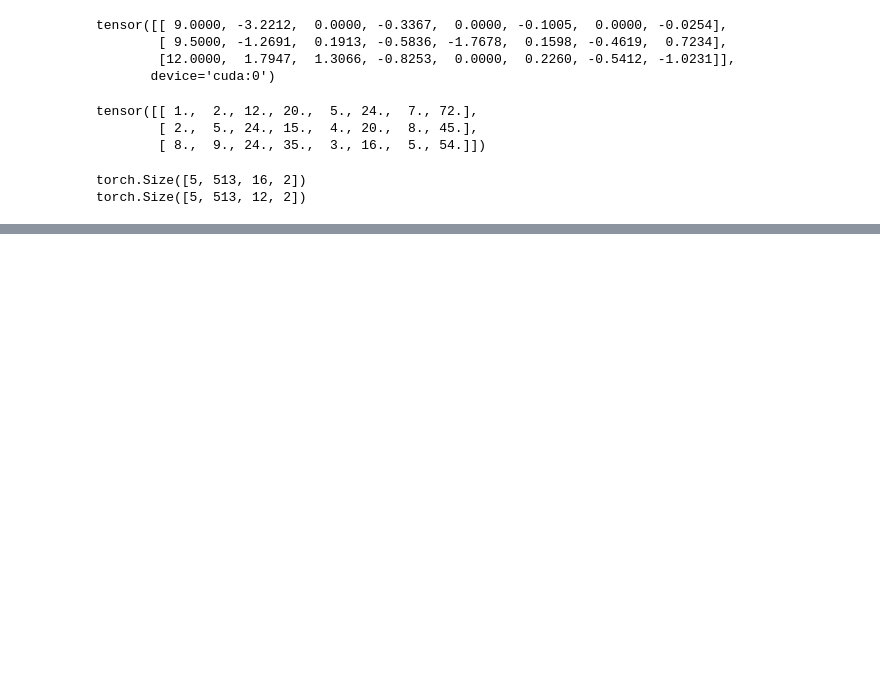
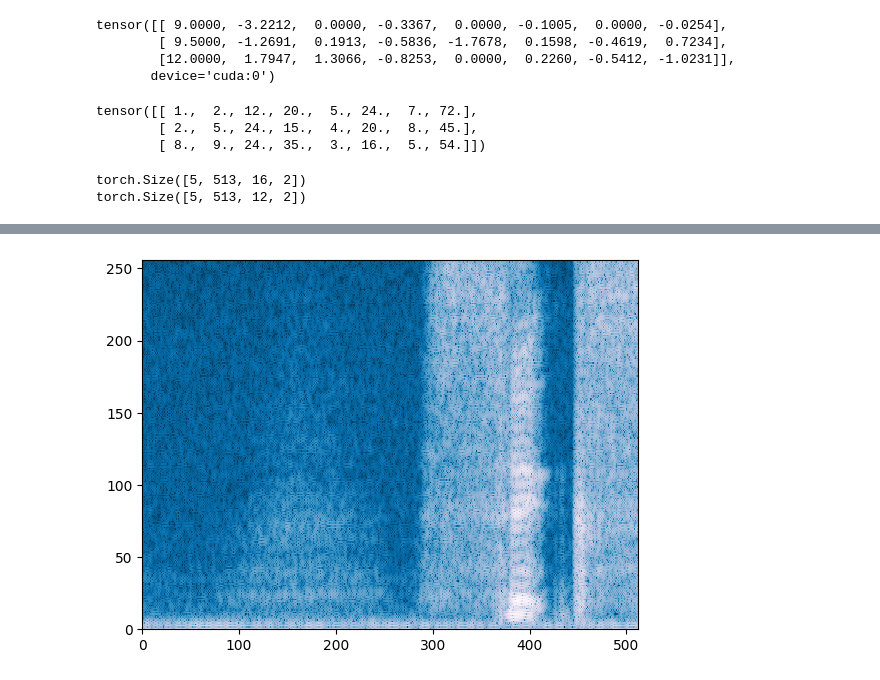
Before and after one commit to ishine/pix2pixHDAudioSR, a Jupyter notebook: dct/test.ipynb, the cells around one changed output, grey strips where cells are left out. Cells and saved outputs as stored; diff of their text form; code cells hidden in the pictures; blank space fills up the shorter version.

```diff
--- a/dct/test.ipynb
+++ b/dct/test.ipynb
@@ -144,0 +143,10 @@ cuda:0
+# %%
+mdct2 = MDCT(n_fft=256, hop_length=25, win_length=256, window=torch.kaiser_window, center=False)
+audio_low = aF.resample(audio_seg,fs,fs/4)
+low_spectro = mdct2(audio_low.cuda().squeeze(0)).permute(1,0)
+low_spectro = aF.amplitude_to_DB((low_spectro.abs() + 1e-7),20,1e-7,1).squeeze(0)
+sp_fig, sp_ax = plt.subplots()
+sp_ax.pcolormesh(low_spectro.cpu().numpy(), cmap='PuBu_r')
+plt.show()
+# %% [output]
+[figure, added]
```
Also changed, not shown: parts of 4 cells of this notebook, 1 other file.
